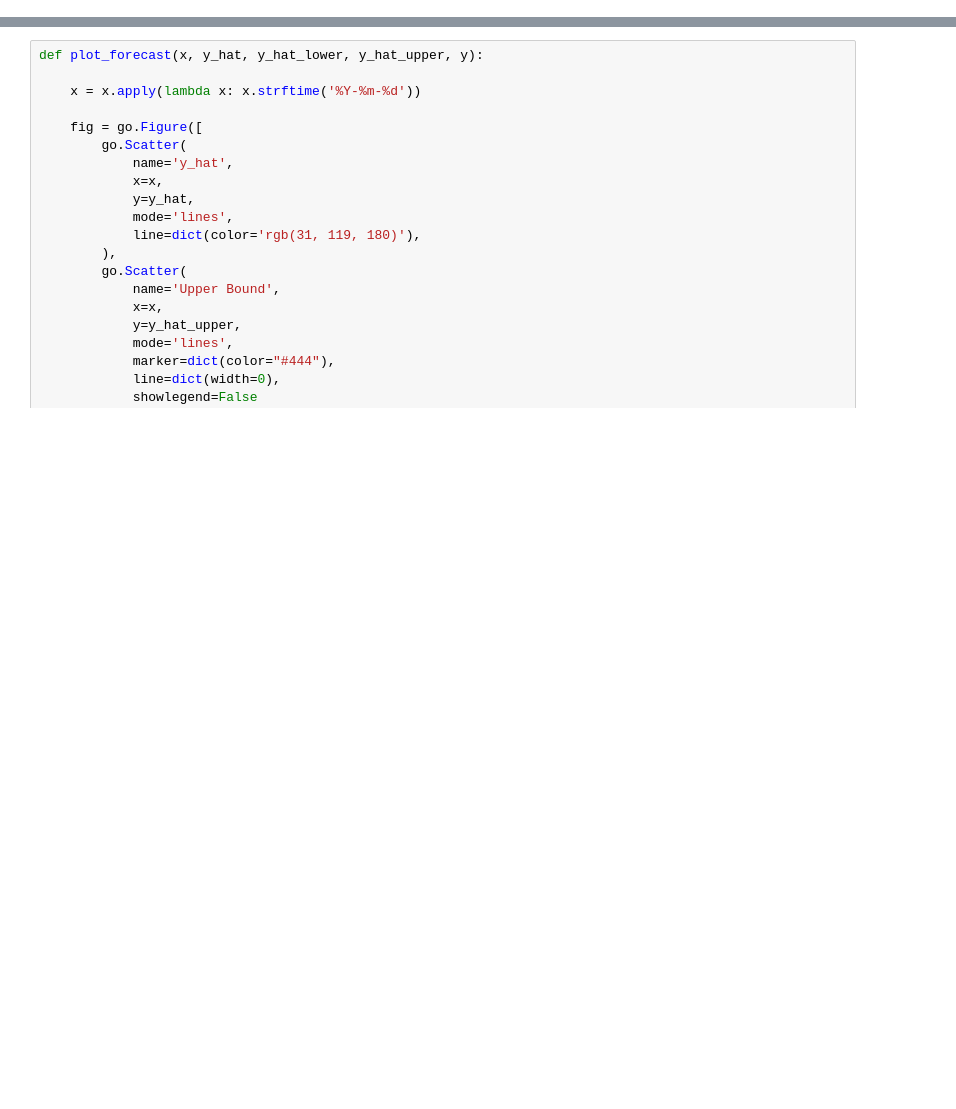
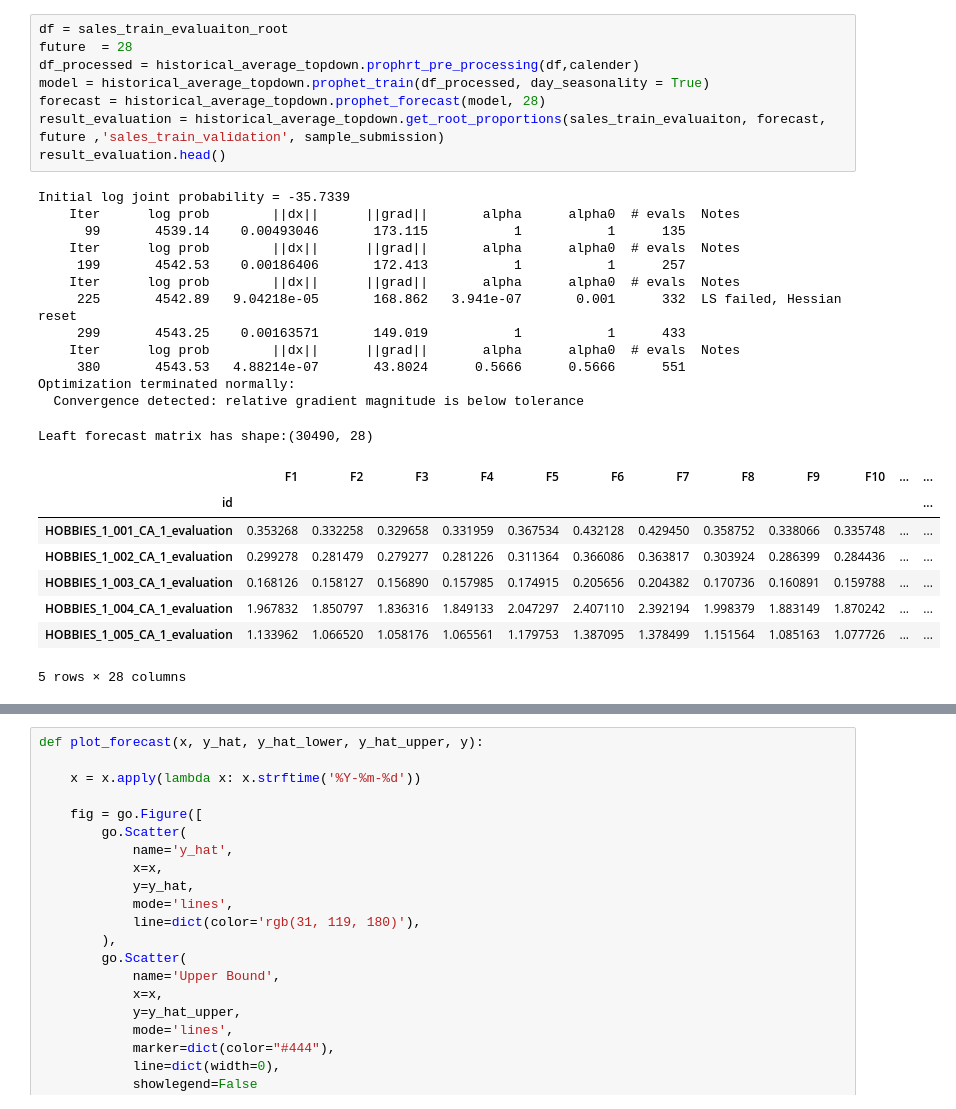
Before and after one commit to RobbenRibery/TimeSeries-Probalistic-TopDown-Drichilet, a Jupyter notebook: notebook/root_froecasting.ipynb, the cells around one changed output, grey strips where cells are left out. Saved outputs shown, nothing was run; the diff lists cells and outputs as text; blank space fills up the shorter version.

```diff
--- a/notebook/root_froecasting.ipynb
+++ b/notebook/root_froecasting.ipynb
@@ -226,0 +172,30 @@ y = valid_root['sales_quantity']
+# %%
+df = sales_train_evaluaiton_root
+future  = 28
+df_processed = historical_average_topdown.prophrt_pre_processing(df,calender)
+model = historical_average_topdown.prophet_train(df_processed, day_seasonality = True)
+forecast = historical_average_topdown.prophet_forecast(model, 28)
+result_evaluation = historical_average_topdown.get_root_proportions(sales_train_evaluaiton, forecast, future ,'sales_train_validation', sample_submission)
+result_evaluation.head()
+# %% [output]
+Initial log joint probability = -35.7339
+    Iter      log prob        ||dx||      ||grad||       alpha      alpha0  # evals  Notes
+      99       4539.14    0.00493046       173.115           1           1      135
+    Iter      log prob        ||dx||      ||grad||       alpha      alpha0  # evals  Notes
+     199       4542.53    0.00186406       172.413           1           1      257
+    Iter      log prob        ||dx||      ||grad||       alpha      alpha0  # evals  Notes
+     225       4542.89   9.04218e-05       168.862   3.941e-07       0.001      332  LS failed, Hessian reset
+     299       4543.25    0.00163571       149.019           1           1      433
+    Iter      log prob        ||dx||      ||grad||       alpha      alpha0  # evals  Notes
+     380       4543.53   4.88214e-07       43.8024      0.5666      0.5666      551
+Optimization terminated normally:
+  Convergence detected: relative gradient magnitude is below tolerance
+Leaft forecast matrix has shape:(30490, 28)
+|  | F1 | F2 | F3 | F4 | F5 | F6 | F7 | F8 | F9 | F10 | ... | ... |
+| id |  |  |  |  |  |  |  |  |  |  |  | ... |
+| HOBBIES_1_001_CA_1_evaluation | 0.353268 | 0.332258 | 0.329658 | 0.331959 | 0.367534 | 0.432128 | 0.429450 | 0.358752 | 0.338066 | 0.335748 | ... | ... |
+| HOBBIES_1_002_CA_1_evaluation | 0.299278 | 0.281479 | 0.279277 | 0.281226 | 0.311364 | 0.366086 | 0.363817 | 0.303924 | 0.286399 | 0.284436 | ... | ... |
+| HOBBIES_1_003_CA_1_evaluation | 0.168126 | 0.158127 | 0.156890 | 0.157985 | 0.174915 | 0.205656 | 0.204382 | 0.170736 | 0.160891 | 0.159788 | ... | ... |
+| HOBBIES_1_004_CA_1_evaluation | 1.967832 | 1.850797 | 1.836316 | 1.849133 | 2.047297 | 2.407110 | 2.392194 | 1.998379 | 1.883149 | 1.870242 | ... | ... |
+| HOBBIES_1_005_CA_1_evaluation | 1.133962 | 1.066520 | 1.058176 | 1.065561 | 1.179753 | 1.387095 | 1.378499 | 1.151564 | 1.085163 | 1.077726 | ... | ... |
+5 rows × 28 columns
```
Also changed, not shown: parts of 44 cells of this notebook, 7 other files.
